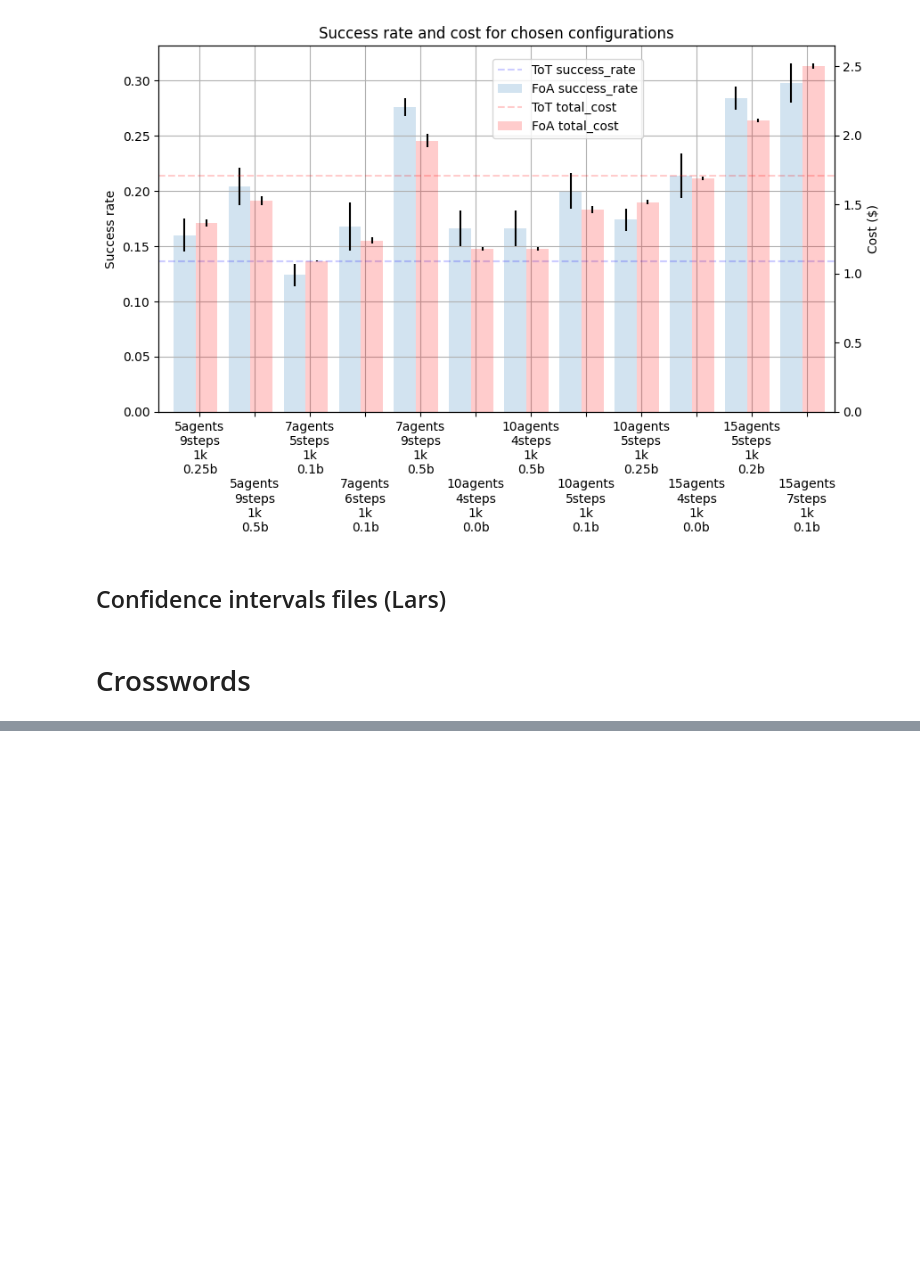
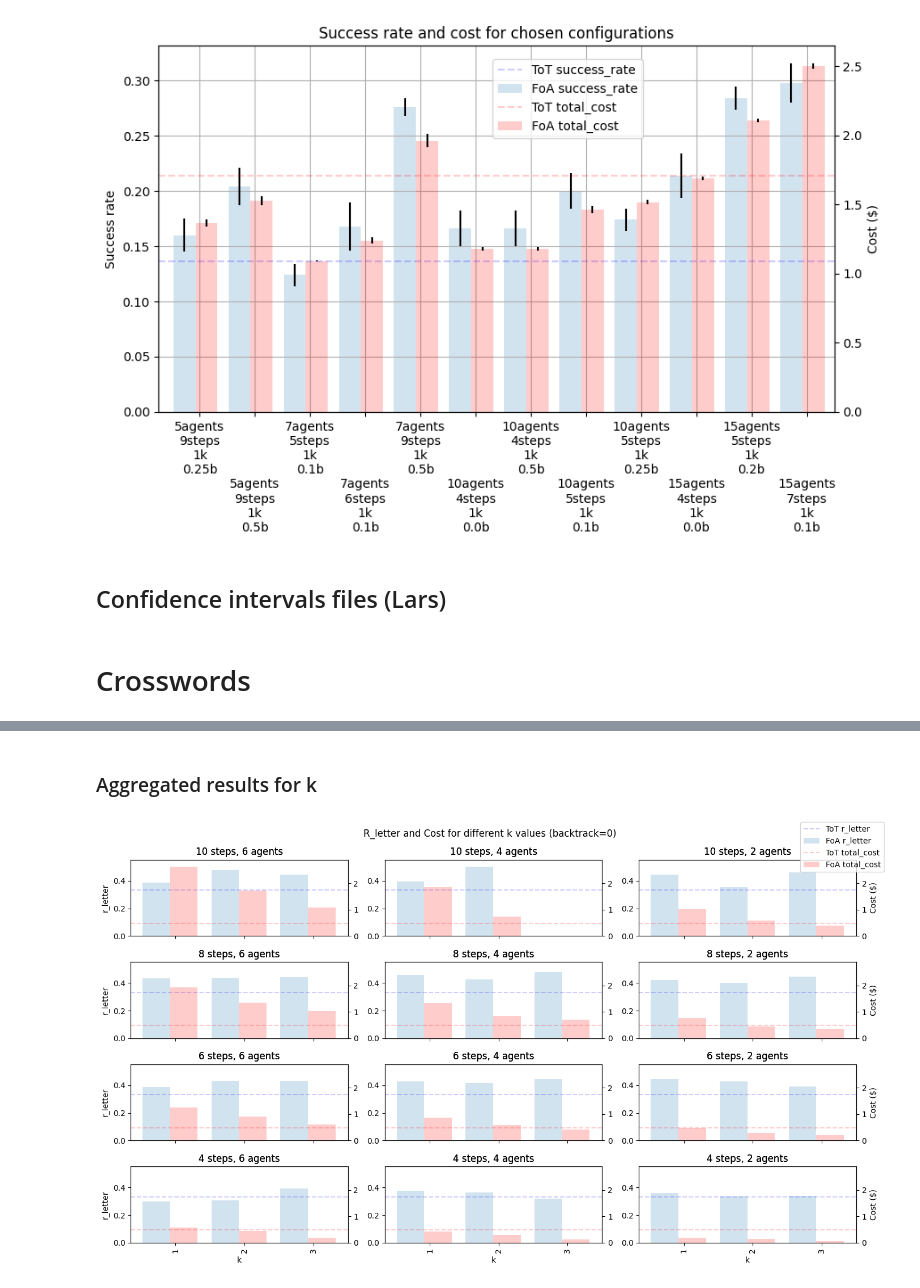
Before and after one commit to au-clan/FoA, a Jupyter notebook: n_overleaf.ipynb, the cells around one changed output, grey strips where cells are left out. Saved outputs shown, nothing was run; the diff lists cells and outputs as text; code cells hidden in the pictures; blank space fills up the shorter version.

```diff
--- a/n_overleaf.ipynb
+++ b/n_overleaf.ipynb
@@ -518,0 +810,10 @@ mean_results
+# %% [markdown]
+### Aggregated results for k
+# %%
+metric="r_letter"
+backtrack = 0
+temp = df[df.backtrack==0].copy()
+temp.sort_values(by=["k"], inplace=True)
+plot_cross(temp, metric, tot_metrics[metric], tot_metrics["total_cost"], backtrack, save_to=f"pics/crosswords/initial_gridsearch/gridsearch_{metric}_{backtrack}backtrack.png", figsize=(14, 8))
+# %% [output]
+[figure, added]
```
Also changed, not shown: parts of 9 cells of this notebook, 43 other files.
